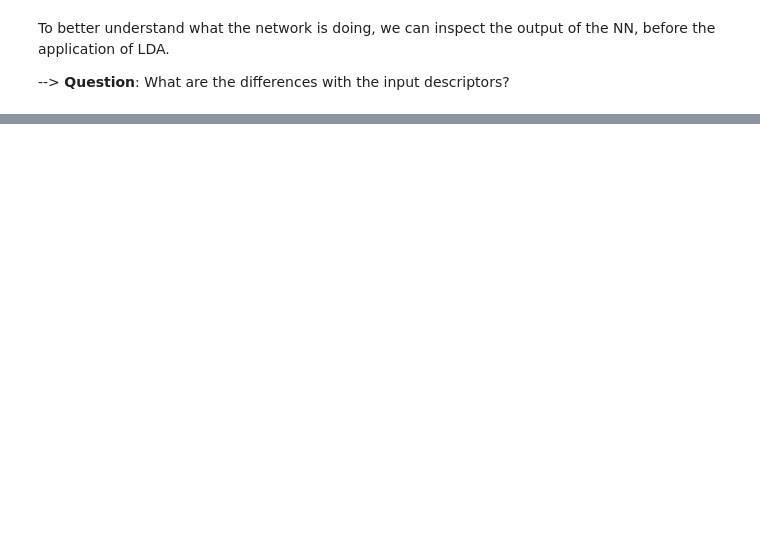
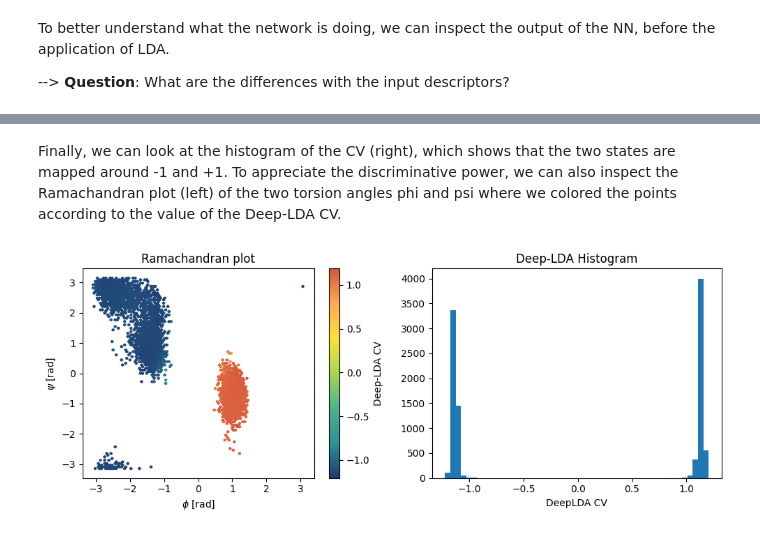
Before and after one commit to danibrb/ML-CV, a Jupyter notebook: notebook/01_deepLDA_training.ipynb, the cells around one changed output, grey strips where cells are left out. Cells and saved outputs as stored; diff of their text form; code cells hidden in the pictures; blank space fills up the shorter version.

```diff
--- a/notebook/01_deepLDA_training.ipynb
+++ b/notebook/01_deepLDA_training.ipynb
@@ -222,0 +259,48 @@ To better understand what the network is doing, we can inspect the output of the
+# %% [markdown]
+Finally, we can look at the histogram of the CV (right), which shows that the two states are mapped around -1 and +1. To appreciate the discriminative power, we can also inspect the Ramachandran plot (left) of the two torsion angles phi and psi where we colored the points according to the value of the Deep-LDA CV.
+# %%
+# Define a few plotting functions
+
+def plot_ramachandran(x,y,z,scatter=None, ax=None):
+    # Setup plot
+    if ax is None:
+        _, ax = plt.subplots(figsize=(5,4.), dpi=100)
+        ax.set_title(f'Ramachandran plot')
+
+    # Plot countour plot
+    h = ax.hexbin(x,y,C=z,cmap='fessa')
+    cbar = plt.colorbar(h,ax=ax)
+    cbar.set_label(f'Deep-LDA CV')
+
+    ax.set_xlabel(r'$\phi$ [rad]')
+    ax.set_ylabel(r'$\psi$ [rad]')
+
+def plot_cv_histogram(s,label=None,ax=None,**kwargs):
+    # Setup plot
+    if ax is None:
+        _, ax = plt.subplots(figsize=(5,4.), dpi=100)
+        ax.set_title('Histogram')
+
+    if (type(s)==torch.Tensor):
+        s = s.squeeze(1).detach().numpy()
+
+    # Plot histogram
+    ax.hist(s,**kwargs)
+    if label is not None:
+        ax.set_xlabel(label)
+# %%
+_, axs = plt.subplots(1,2, figsize=(10,4.), dpi=100)
+
+axs[0].set_title('Ramachandran plot')
+with torch.no_grad():
+    s = model(X)
+
+plot_ramachandran(colvar['phi'],colvar['psi'],s,ax=axs[0])
+
+# Calculate CV values over training set
+axs[1].set_title(f'Deep-LDA Histogram')
+plot_cv_histogram(s, label="DeepLDA CV", bins=50, ax=axs[1])
+
+plt.tight_layout()
+# %% [output]
+[figure, added]
```
Also changed, not shown: parts of 9 cells of this notebook, 2 other files.
